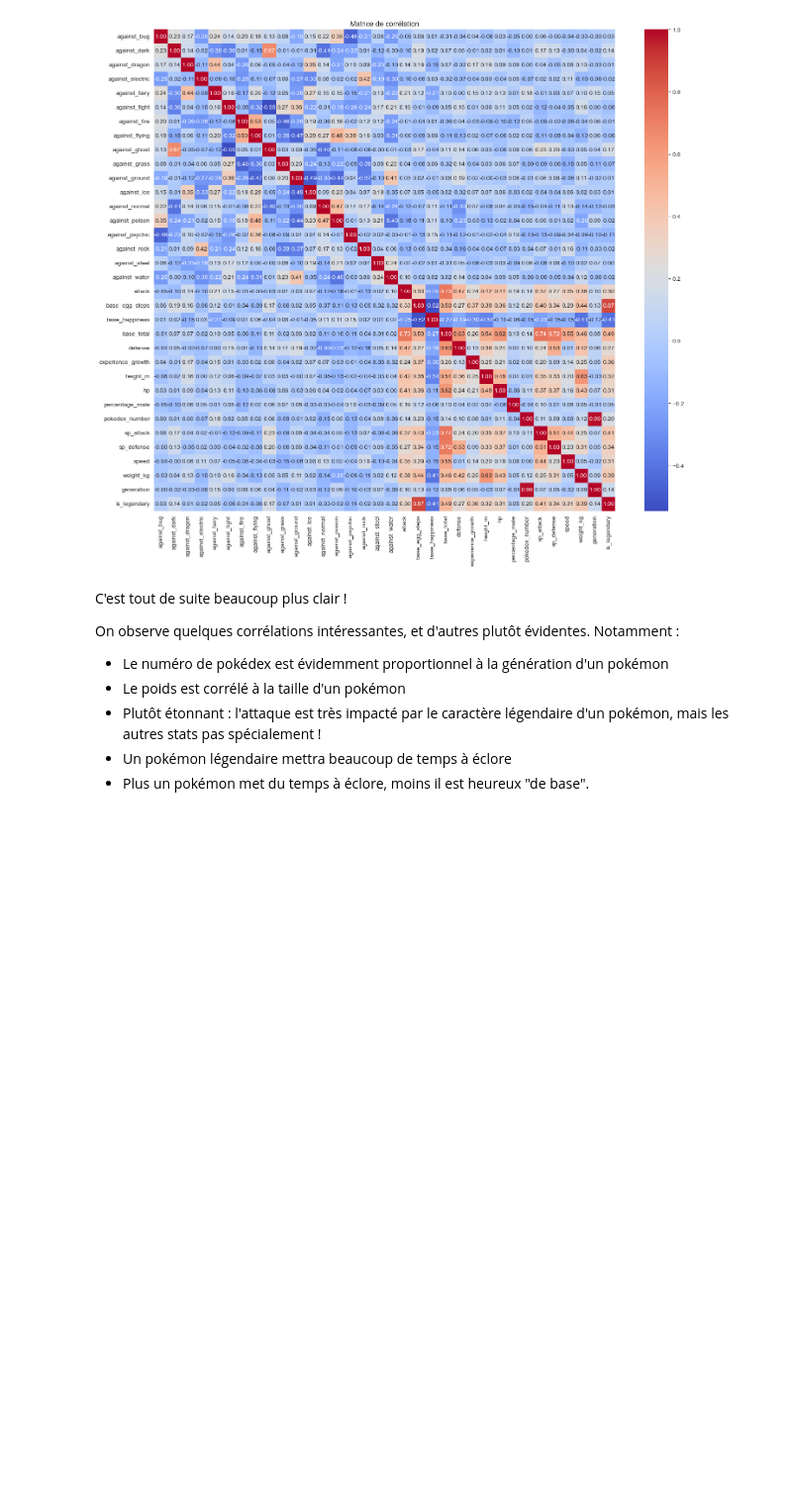
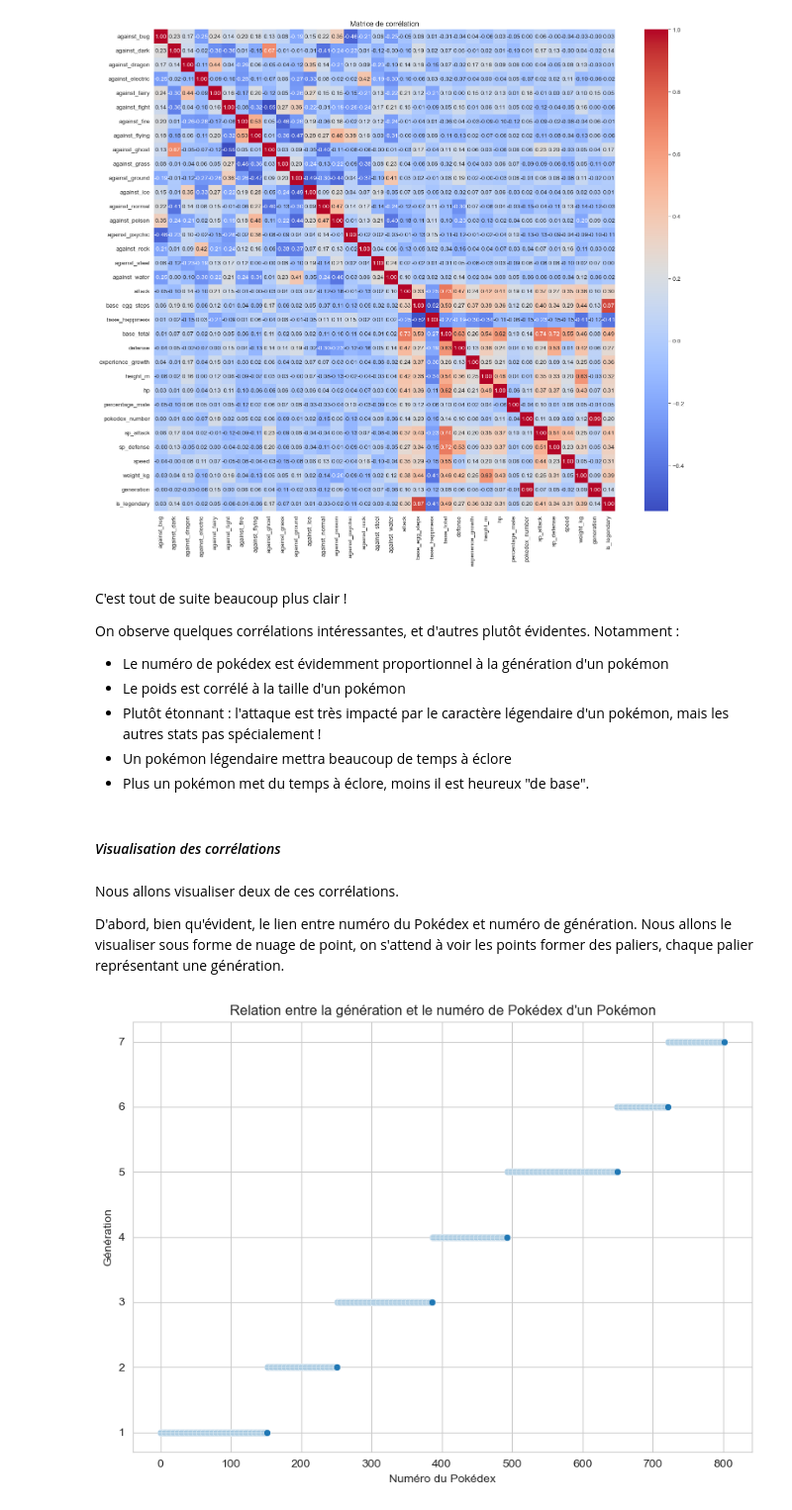
Before and after one commit to Wallblue/pokemons-stats, a Jupyter notebook: pokemon-stats.ipynb, the cells around one changed output. Shown at 99% size. Drawn from its saved outputs; the diff is of its cells as text; code cells hidden in the pictures; blank space fills up the shorter version.

Commit message:
Add correlation graphs

```diff
--- a/pokemon-stats.ipynb
+++ b/pokemon-stats.ipynb
@@ -406,3 +403,20 @@ On observe quelques corrélations intéressantes, et d'autres plutôt évidentes
 - Plutôt étonnant : l'attaque est très impacté par le caractère légendaire d'un pokémon, mais les autres stats pas spécialement !
 - Un pokémon légendaire mettra beaucoup de temps à éclore
 - Plus un pokémon met du temps à éclore, moins il est heureux "de base".
+# %% [markdown]
+#### *Visualisation des corrélations*
+# %% [markdown]
+Nous allons visualiser deux de ces corrélations.
+
+D'abord, bien qu'évident, le lien entre numéro du Pokédex et numéro de génération. Nous allons le visualiser sous forme de nuage de point, on s'attend à voir les points former des paliers, chaque palier représentant une génération.
+# %%
+plt.figure(figsize=(8, 6))
+sns.scatterplot(data=dataFile, x='pokedex_number', y='generation')
+
+plt.title("Relation entre la génération et le numéro de Pokédex d'un Pokémon")
+plt.xlabel("Numéro du Pokédex")
+plt.ylabel("Génération")
+plt.tight_layout()
+plt.show()
+# %% [output]
+[figure, added]
```
Also changed, not shown: parts of 8 cells of this notebook.
